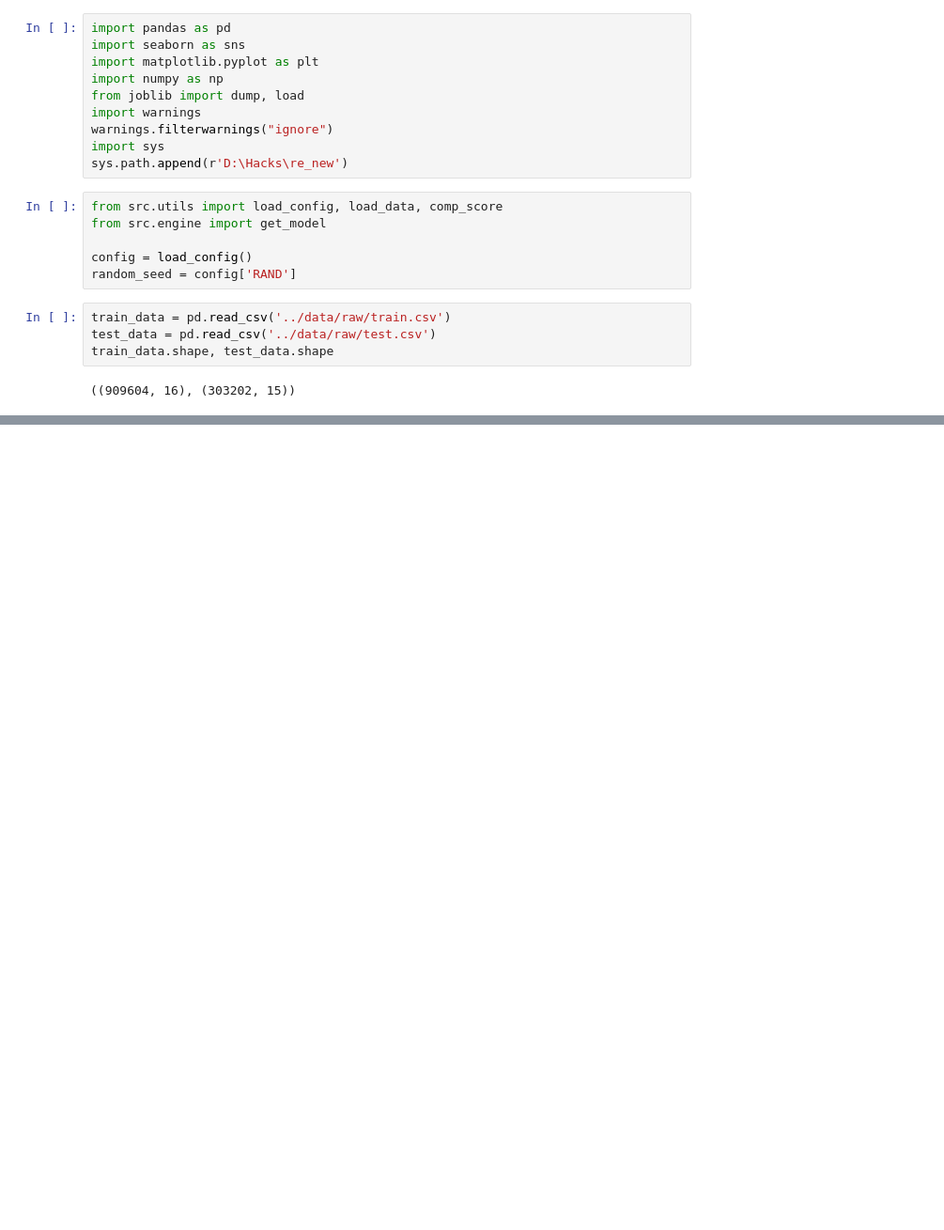
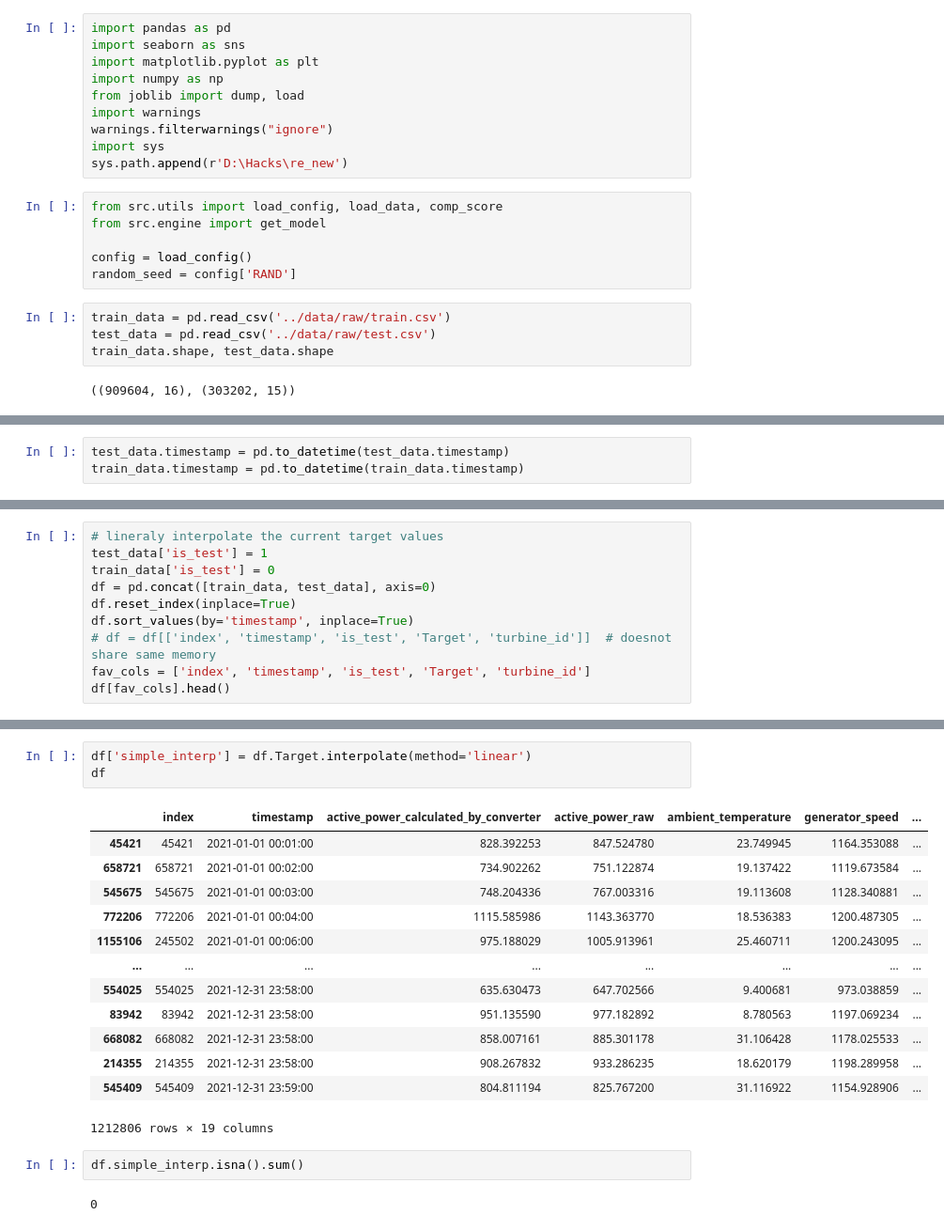
Before and after one commit to k-loki/re_new-machinehack, a Jupyter notebook: notebooks/ft_sel.ipynb, the cells around one changed output, grey strips where cells are left out. Shown: that part at 94% size. Saved outputs shown, nothing was run; the diff lists cells and outputs as text; blank space fills up the shorter version.

Commit message:
interpolations- 0.00027, one helluva notebook

```diff
--- a/notebooks/ft_sel.ipynb
+++ b/notebooks/ft_sel.ipynb
@@ -499,0 +30,3 @@ comp_score(req_data['Turbine_108'], preds)
+# %%
+test_data.timestamp = pd.to_datetime(test_data.timestamp)
+train_data.timestamp = pd.to_datetime(train_data.timestamp)
@@ -499,0 +35,10 @@ comp_score(req_data['Turbine_108'], preds)
+# %%
+# lineraly interpolate the current target values
+test_data['is_test'] = 1
+train_data['is_test'] = 0
+df = pd.concat([train_data, test_data], axis=0)
+df.reset_index(inplace=True)
+df.sort_values(by='timestamp', inplace=True)
+# df = df[['index', 'timestamp', 'is_test', 'Target', 'turbine_id']]  # doesnot share same memory
+fav_cols = ['index', 'timestamp', 'is_test', 'Target', 'turbine_id']
+df[fav_cols].head()
@@ -499,0 +52,21 @@ comp_score(req_data['Turbine_108'], preds)
+# %%
+df['simple_interp'] = df.Target.interpolate(method='linear')
+df
+# %% [output]
+|  | index | timestamp | active_power_calculated_by_converter | active_power_raw | ambient_temperature | generator_speed | ... |
+| 45421 | 45421 | 2021-01-01 00:01:00 | 828.392253 | 847.524780 | 23.749945 | 1164.353088 | ... |
+| 658721 | 658721 | 2021-01-01 00:02:00 | 734.902262 | 751.122874 | 19.137422 | 1119.673584 | ... |
+| 545675 | 545675 | 2021-01-01 00:03:00 | 748.204336 | 767.003316 | 19.113608 | 1128.340881 | ... |
+| 772206 | 772206 | 2021-01-01 00:04:00 | 1115.585986 | 1143.363770 | 18.536383 | 1200.487305 | ... |
+| 1155106 | 245502 | 2021-01-01 00:06:00 | 975.188029 | 1005.913961 | 25.460711 | 1200.243095 | ... |
+| ... | ... | ... | ... | ... | ... | ... | ... |
+| 554025 | 554025 | 2021-12-31 23:58:00 | 635.630473 | 647.702566 | 9.400681 | 973.038859 | ... |
+| 83942 | 83942 | 2021-12-31 23:58:00 | 951.135590 | 977.182892 | 8.780563 | 1197.069234 | ... |
+| 668082 | 668082 | 2021-12-31 23:58:00 | 858.007161 | 885.301178 | 31.106428 | 1178.025533 | ... |
+| 214355 | 214355 | 2021-12-31 23:58:00 | 908.267832 | 933.286235 | 18.620179 | 1198.289958 | ... |
+| 545409 | 545409 | 2021-12-31 23:59:00 | 804.811194 | 825.767200 | 31.116922 | 1154.928906 | ... |
+1212806 rows × 19 columns
+# %%
+df.simple_interp.isna().sum()
+# %% [output]
+0
```
Also changed, not shown: parts of 131 cells of this notebook.
